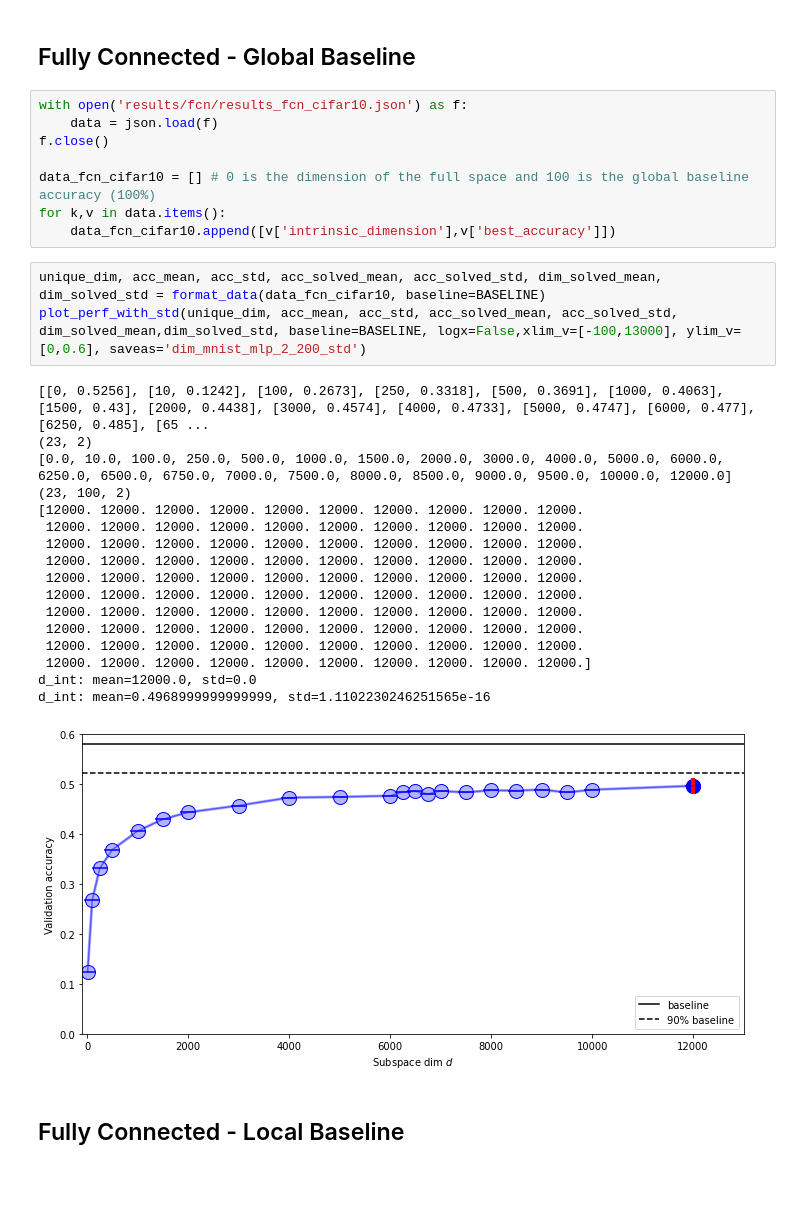
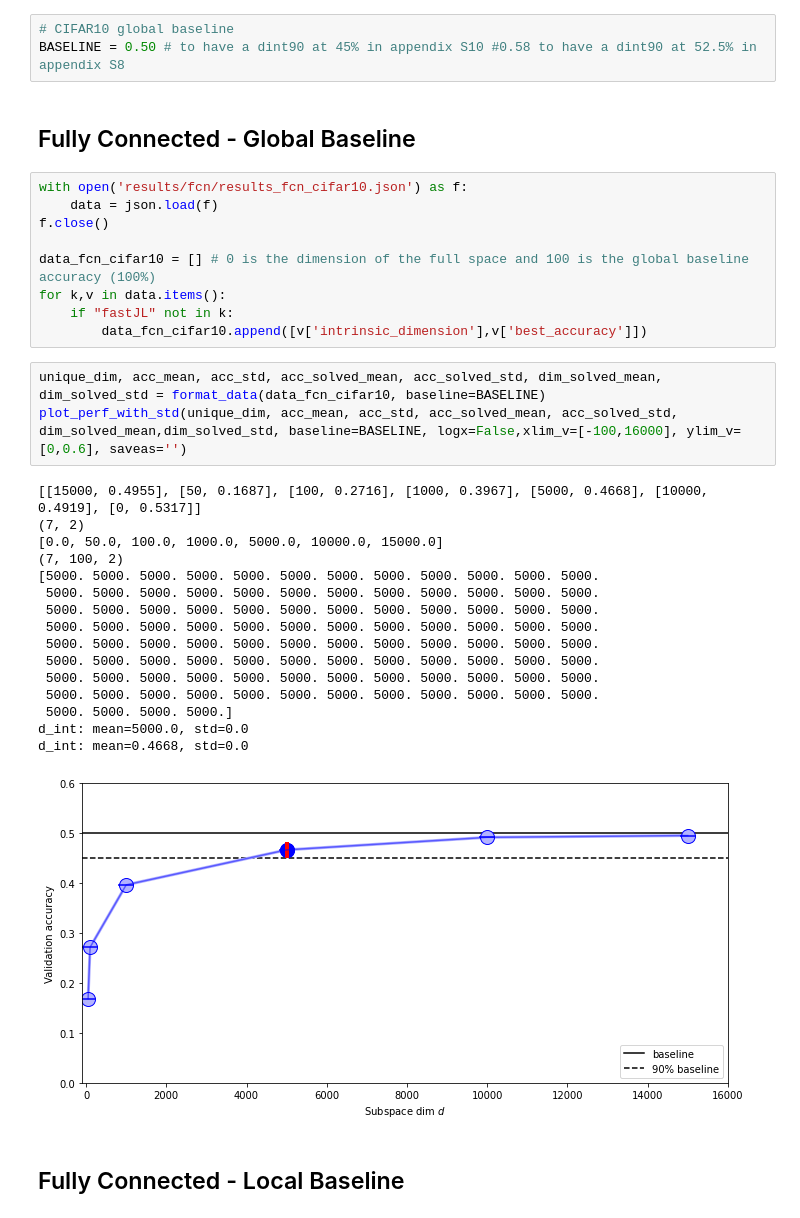
Before and after one commit to AntoAndGar/Intrinsic-Dimension, a Jupyter notebook: id_plots.ipynb, the cells around one changed output. Drawn from its saved outputs; the diff is of its cells as text; blank space fills up the shorter version.

Commit message:
fixing fastJL on resnet, improvement in clarification

```diff
--- a/id_plots.ipynb
+++ b/id_plots.ipynb
@@ -358,3 +355,6 @@ BASELINE = 0.58
+# %%
+# CIFAR10 global baseline
+BASELINE = 0.50 # to have a dint90 at 45% in appendix S10 #0.58 to have a dint90 at 52.5% in appendix S8
 # %% [markdown]
 ## Fully Connected - Global Baseline
 # %%
@@ -364,28 +364,28 @@ f.close()
 
 data_fcn_cifar10 = [] # 0 is the dimension of the full space and 100 is the global baseline accuracy (100%)
 for k,v in data.items():
-    data_fcn_cifar10.append([v['intrinsic_dimension'],v['best_accuracy']])
+    if "fastJL" not in k:
+        data_fcn_cifar10.append([v['intrinsic_dimension'],v['best_accuracy']])
 # %%
 unique_dim, acc_mean, acc_std, acc_solved_mean, acc_solved_std, dim_solved_mean, dim_solved_std = format_data(data_fcn_cifar10, baseline=BASELINE)
-plot_perf_with_std(unique_dim, acc_mean, acc_std, acc_solved_mean, acc_solved_std, dim_solved_mean,dim_solved_std, baseline=BASELINE, logx=False,xlim_v=[-100,13000], ylim_v=[0,0.6], saveas='dim_mnist_mlp_2_200_std')
+plot_perf_with_std(unique_dim, acc_mean, acc_std, acc_solved_mean, acc_solved_std, dim_solved_mean,dim_solved_std, baseline=BASELINE, logx=False,xlim_v=[-100,16000], ylim_v=[0,0.6], saveas='')
 # %% [output]
-[[0, 0.5256], [10, 0.1242], [100, 0.2673], [250, 0.3318], [500, 0.3691], [1000, 0.4063], [1500, 0.43], [2000, 0.4438], [3000, 0.4574], [4000, 0.4733], [5000, 0.4747], [6000, 0.477], [6250, 0.485], [65 ...
-(23, 2)
-[0.0, 10.0, 100.0, 250.0, 500.0, 1000.0, 1500.0, 2000.0, 3000.0, 4000.0, 5000.0, 6000.0, 6250.0, 6500.0, 6750.0, 7000.0, 7500.0, 8000.0, 8500.0, 9000.0, 9500.0, 10000.0, 12000.0]
-(23, 100, 2)
-[12000. 12000. 12000. 12000. 12000. 12000. 12000. 12000. 12000. 12000.
- 12000. 12000. 12000. 12000. 12000. 12000. 12000. 12000. 12000. 12000.
- 12000. 12000. 12000. 12000. 12000. 12000. 12000. 12000. 12000. 12000.
- 12000. 12000. 12000. 12000. 12000. 12000. 12000. 12000. 12000. 12000.
- 12000. 12000. 12000. 12000. 12000. 12000. 12000. 12000. 12000. 12000.
- 12000. 12000. 12000. 12000. 12000. 12000. 12000. 12000. 12000. 12000.
- 12000. 12000. 12000. 12000. 12000. 12000. 12000. 12000. 12000. 12000.
- 12000. 12000. 12000. 12000. 12000. 12000. 12000. 12000. 12000. 12000.
- 12000. 12000. 12000. 12000. 12000. 12000. 12000. 12000. 12000. 12000.
- 12000. 12000. 12000. 12000. 12000. 12000. 12000. 12000. 12000. 12000.]
-d_int: mean=12000.0, std=0.0
-d_int: mean=0.4968999999999999, std=1.1102230246251565e-16
+[[15000, 0.4955], [50, 0.1687], [100, 0.2716], [1000, 0.3967], [5000, 0.4668], [10000, 0.4919], [0, 0.5317]]
+(7, 2)
+[0.0, 50.0, 100.0, 1000.0, 5000.0, 10000.0, 15000.0]
+(7, 100, 2)
+[5000. 5000. 5000. 5000. 5000. 5000. 5000. 5000. 5000. 5000. 5000. 5000.
+ 5000. 5000. 5000. 5000. 5000. 5000. 5000. 5000. 5000. 5000. 5000. 5000.
+ 5000. 5000. 5000. 5000. 5000. 5000. 5000. 5000. 5000. 5000. 5000. 5000.
+ 5000. 5000. 5000. 5000. 5000. 5000. 5000. 5000. 5000. 5000. 5000. 5000.
+ 5000. 5000. 5000. 5000. 5000. 5000. 5000. 5000. 5000. 5000. 5000. 5000.
+ 5000. 5000. 5000. 5000. 5000. 5000. 5000. 5000. 5000. 5000. 5000. 5000.
+ 5000. 5000. 5000. 5000. 5000. 5000. 5000. 5000. 5000. 5000. 5000. 5000.
+ 5000. 5000. 5000. 5000. 5000. 5000. 5000. 5000. 5000. 5000. 5000. 5000.
+ 5000. 5000. 5000. 5000.]
+d_int: mean=5000.0, std=0.0
+d_int: mean=0.4668, std=0.0
-[figure, old version]
+[figure, new version]
 # %% [markdown]
 ## Fully Connected - Local Baseline
 # %%
```
Also changed, not shown: parts of 58 cells of this notebook, 15 other files.
